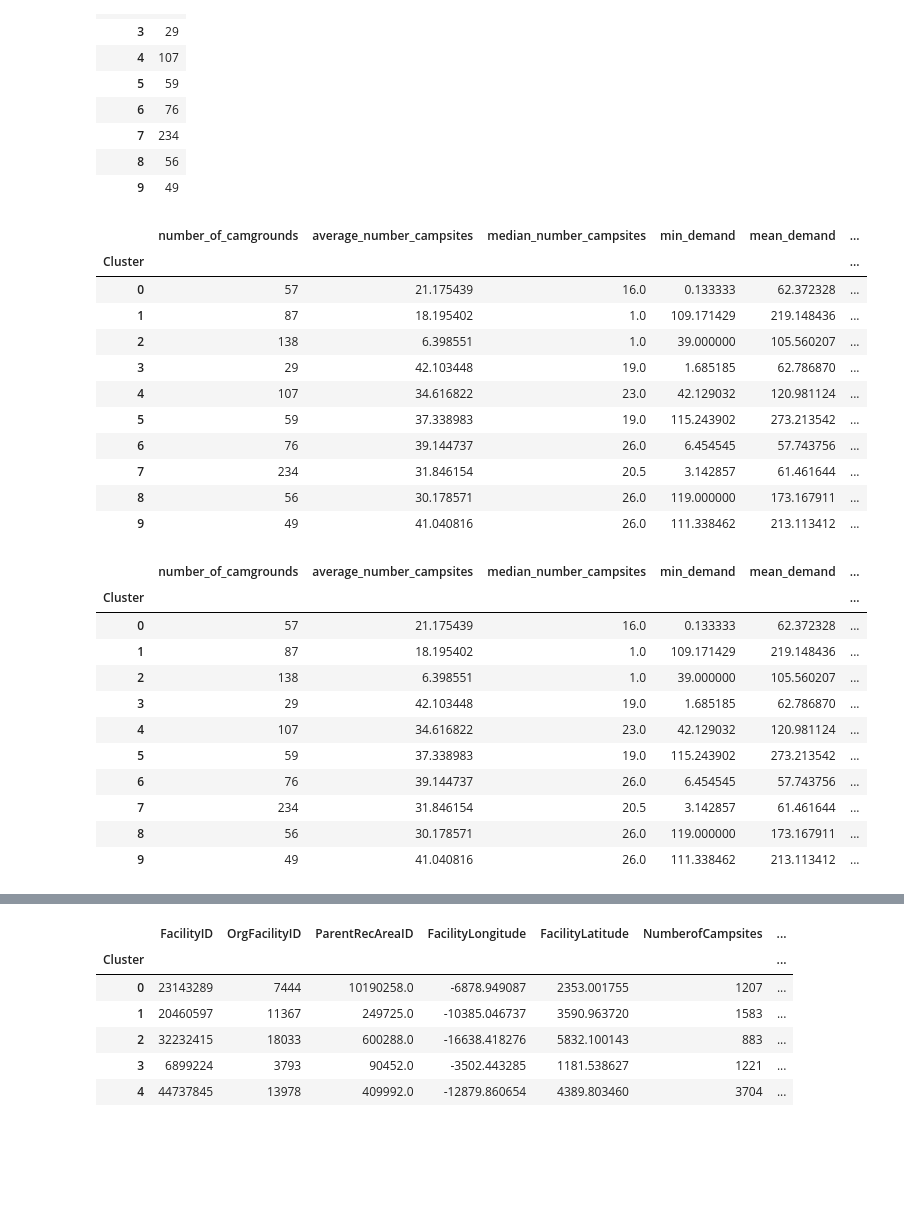
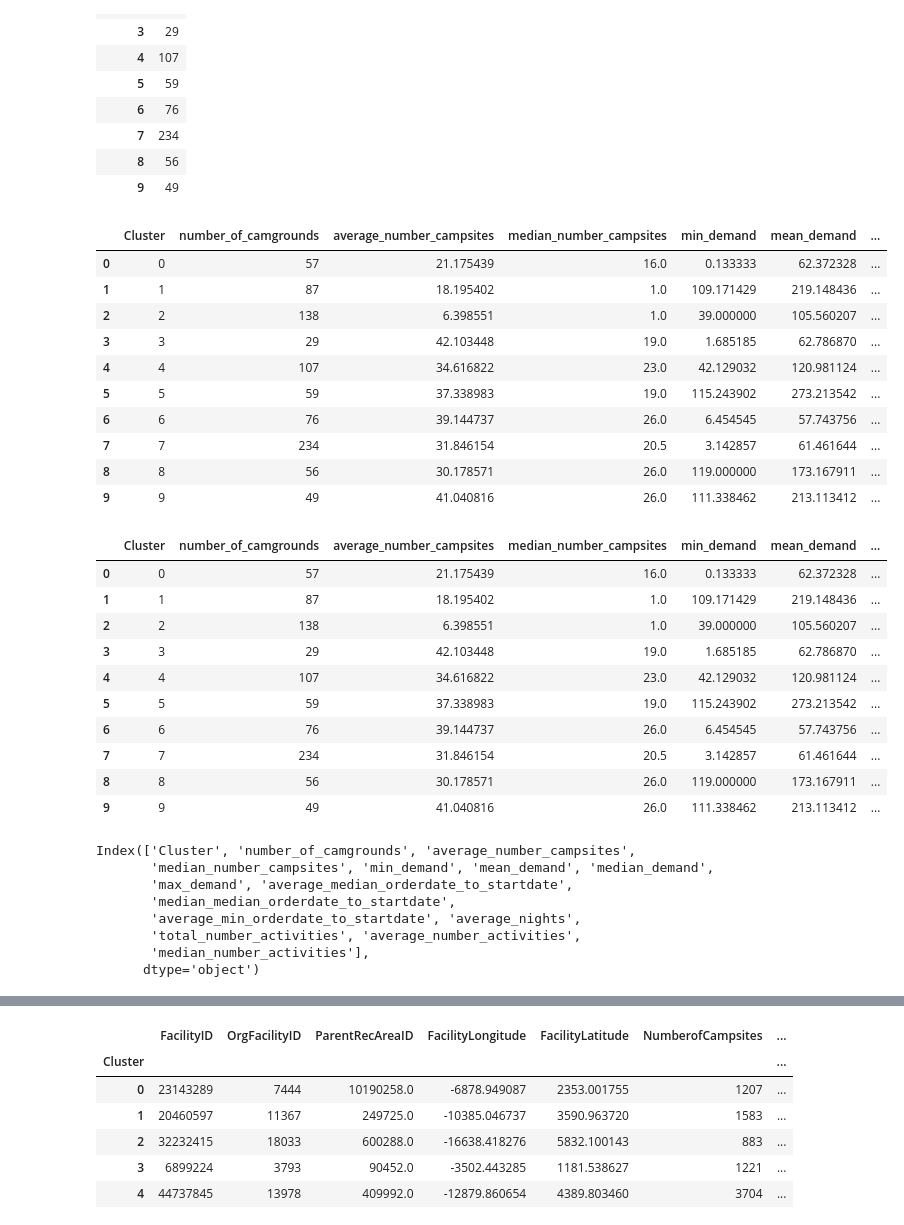
Before and after one commit to newbeadwork/Campground_Analysis_with_Machine_Learning, a Jupyter notebook: Analysis/Final_Analysis/CLUSTER_Analysis.ipynb, the cells around one changed output, grey strips where cells are left out. Drawn from its saved outputs; the diff is of its cells as text; code cells hidden in the pictures; blank space fills up the shorter version.

```diff
--- a/Analysis/Final_Analysis/CLUSTER_Analysis.ipynb
+++ b/Analysis/Final_Analysis/CLUSTER_Analysis.ipynb
@@ -181,22 +181,22 @@ cluster_analysis["median_number_campsites"] = activities_analysis.groupby("Clust
 # %%
 cluster_analysis["min_demand"] = activities_analysis.groupby("Cluster")["demand"].min()
 cluster_analysis["mean_demand"] = activities_analysis.groupby("Cluster")["demand"].mean()
 cluster_analysis["median_demand"] = activities_analysis.groupby("Cluster")["demand"].median()
 cluster_analysis["max_demand"] = activities_analysis.groupby("Cluster")["demand"].max()
+cluster_analysis = cluster_analysis.reset_index()
 cluster_analysis
 # %% [output]
-|  | number_of_camgrounds | average_number_campsites | median_number_campsites | min_demand | mean_demand | ... |
-| Cluster |  |  |  |  |  | ... |
-| 0 | 57 | 21.175439 | 16.0 | 0.133333 | 62.372328 | ... |
-| 1 | 87 | 18.195402 | 1.0 | 109.171429 | 219.148436 | ... |
-| 2 | 138 | 6.398551 | 1.0 | 39.000000 | 105.560207 | ... |
-| 3 | 29 | 42.103448 | 19.0 | 1.685185 | 62.786870 | ... |
-| 4 | 107 | 34.616822 | 23.0 | 42.129032 | 120.981124 | ... |
-| 5 | 59 | 37.338983 | 19.0 | 115.243902 | 273.213542 | ... |
-| 6 | 76 | 39.144737 | 26.0 | 6.454545 | 57.743756 | ... |
-| 7 | 234 | 31.846154 | 20.5 | 3.142857 | 61.461644 | ... |
-| 8 | 56 | 30.178571 | 26.0 | 119.000000 | 173.167911 | ... |
-| 9 | 49 | 41.040816 | 26.0 | 111.338462 | 213.113412 | ... |
+|  | Cluster | number_of_camgrounds | average_number_campsites | median_number_campsites | min_demand | mean_demand | ... |
+| 0 | 0 | 57 | 21.175439 | 16.0 | 0.133333 | 62.372328 | ... |
+| 1 | 1 | 87 | 18.195402 | 1.0 | 109.171429 | 219.148436 | ... |
+| 2 | 2 | 138 | 6.398551 | 1.0 | 39.000000 | 105.560207 | ... |
+| 3 | 3 | 29 | 42.103448 | 19.0 | 1.685185 | 62.786870 | ... |
+| 4 | 4 | 107 | 34.616822 | 23.0 | 42.129032 | 120.981124 | ... |
+| 5 | 5 | 59 | 37.338983 | 19.0 | 115.243902 | 273.213542 | ... |
+| 6 | 6 | 76 | 39.144737 | 26.0 | 6.454545 | 57.743756 | ... |
+| 7 | 7 | 234 | 31.846154 | 20.5 | 3.142857 | 61.461644 | ... |
+| 8 | 8 | 56 | 30.178571 | 26.0 | 119.000000 | 173.167911 | ... |
+| 9 | 9 | 49 | 41.040816 | 26.0 | 111.338462 | 213.113412 | ... |
 # %%
 cluster_analysis["average_median_orderdate_to_startdate"] = activities_analysis.groupby("Cluster")["median_orderdate_to_startdate"].mean()
 cluster_analysis["median_median_orderdate_to_startdate"] = activities_analysis.groupby("Cluster")["median_orderdate_to_startdate"].median()
@@ -207,15 +207,14 @@ cluster_analysis["average_number_activities"] = activities_analysis.groupby("Clu
 cluster_analysis["median_number_activities"] = activities_analysis.groupby("Cluster")["NumberofActivities"].median()
 cluster_analysis
 # %% [output]
-|  | number_of_camgrounds | average_number_campsites | median_number_campsites | min_demand | mean_demand | ... |
-| Cluster |  |  |  |  |  | ... |
-| 0 | 57 | 21.175439 | 16.0 | 0.133333 | 62.372328 | ... |
-| 1 | 87 | 18.195402 | 1.0 | 109.171429 | 219.148436 | ... |
-| 2 | 138 | 6.398551 | 1.0 | 39.000000 | 105.560207 | ... |
-| 3 | 29 | 42.103448 | 19.0 | 1.685185 | 62.786870 | ... |
-| 4 | 107 | 34.616822 | 23.0 | 42.129032 | 120.981124 | ... |
-| 5 | 59 | 37.338983 | 19.0 | 115.243902 | 273.213542 | ... |
-| 6 | 76 | 39.144737 | 26.0 | 6.454545 | 57.743756 | ... |
-| 7 | 234 | 31.846154 | 20.5 | 3.142857 | 61.461644 | ... |
-| 8 | 56 | 30.178571 | 26.0 | 119.000000 | 173.167911 | ... |
-| 9 | 49 | 41.040816 | 26.0 | 111.338462 | 213.113412 | ... |
+|  | Cluster | number_of_camgrounds | average_number_campsites | median_number_campsites | min_demand | mean_demand | ... |
+| 0 | 0 | 57 | 21.175439 | 16.0 | 0.133333 | 62.372328 | ... |
+| 1 | 1 | 87 | 18.195402 | 1.0 | 109.171429 | 219.148436 | ... |
+| 2 | 2 | 138 | 6.398551 | 1.0 | 39.000000 | 105.560207 | ... |
+| 3 | 3 | 29 | 42.103448 | 19.0 | 1.685185 | 62.786870 | ... |
+| 4 | 4 | 107 | 34.616822 | 23.0 | 42.129032 | 120.981124 | ... |
+| 5 | 5 | 59 | 37.338983 | 19.0 | 115.243902 | 273.213542 | ... |
+| 6 | 6 | 76 | 39.144737 | 26.0 | 6.454545 | 57.743756 | ... |
+| 7 | 7 | 234 | 31.846154 | 20.5 | 3.142857 | 61.461644 | ... |
+| 8 | 8 | 56 | 30.178571 | 26.0 | 119.000000 | 173.167911 | ... |
+| 9 | 9 | 49 | 41.040816 | 26.0 | 111.338462 | 213.113412 | ... |
@@ -223,0 +221,11 @@ cluster_analysis.to_csv("../../Resources/data/Analysis_each_CLUSTER.csv", index
+# %%
+cluster_analysis.columns
+# %% [output]
+Index(['Cluster', 'number_of_camgrounds', 'average_number_campsites',
+       'median_number_campsites', 'min_demand', 'mean_demand', 'median_demand',
+       'max_demand', 'average_median_orderdate_to_startdate',
+       'median_median_orderdate_to_startdate',
+       'average_min_orderdate_to_startdate', 'average_nights',
+       'total_number_activities', 'average_number_activities',
+       'median_number_activities'],
+      dtype='object')
```
Also changed, not shown: parts of 6 cells of this notebook, 3 other files.
